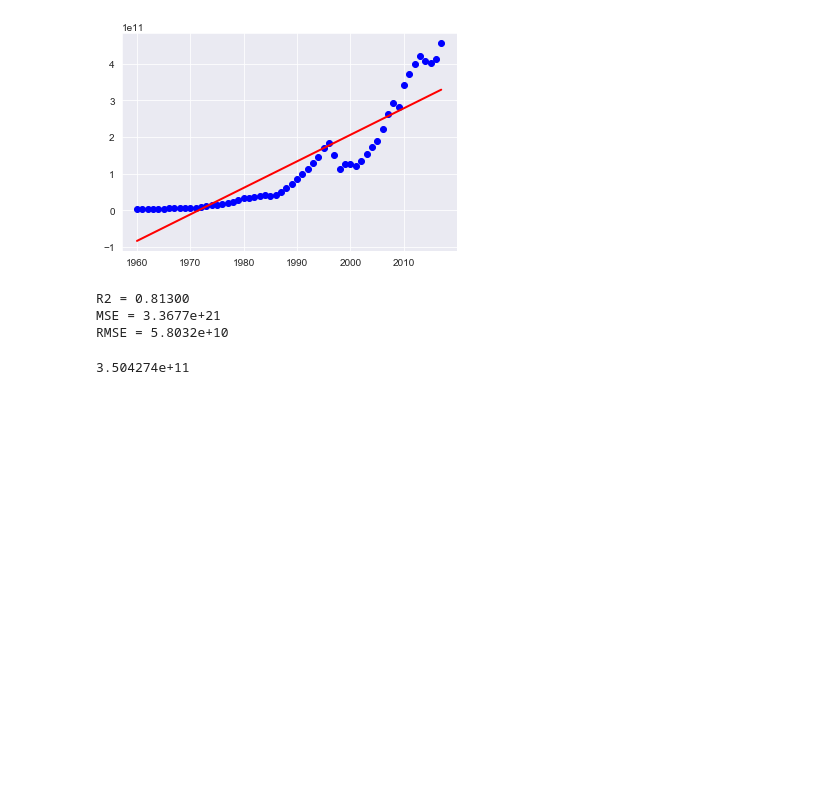
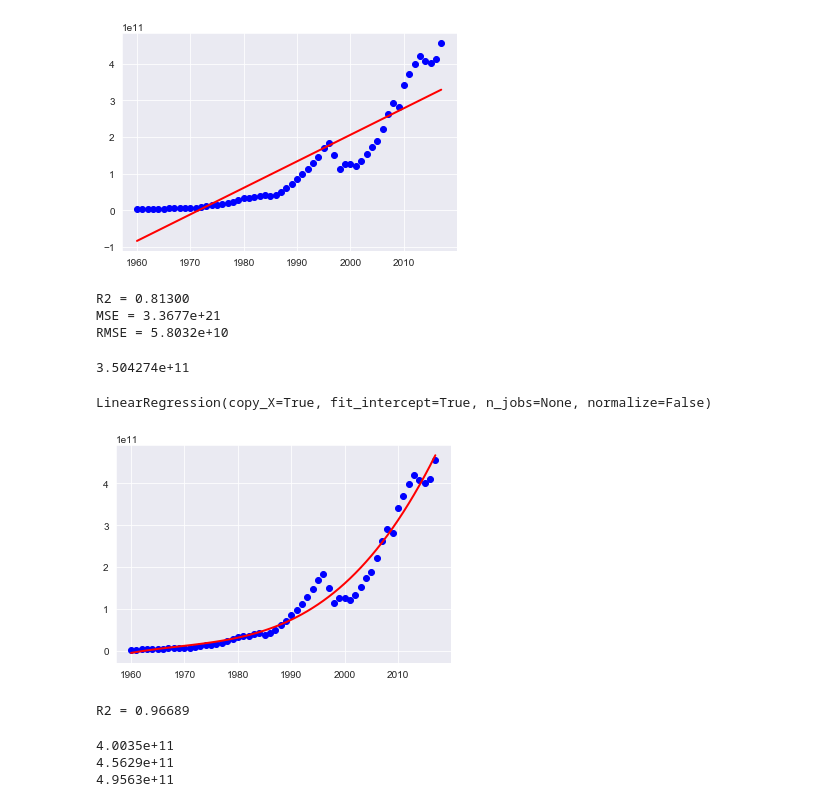
Before and after one commit to aukrit1993/my_machine_learning, a Jupyter notebook: chapter_14.ipynb, the cells around one changed output. Saved outputs shown, nothing was run; the diff lists cells and outputs as text; code cells hidden in the pictures; blank space fills up the shorter version.

```diff
--- a/chapter_14.ipynb
+++ b/chapter_14.ipynb
@@ -202,0 +207,31 @@ print('{:.6e}'.format(y_predict[0]))
+# %%
+poly_features = PolynomialFeatures(degree=2)
+x_poly = poly_features.fit_transform(x)
+# %%
+model = LinearRegression()
+# %%
+model.fit(x_poly, y)
+# %% [output]
+LinearRegression(copy_X=True, fit_intercept=True, n_jobs=None, normalize=False)
+# %%
+y_predict = model.predict(x_poly)
+# %%
+plt.scatter(x, y, color='b')
+plt.plot(x, y_predict, linewidth='2', color='r')
+plt.show()
+# %% [output]
+[figure, added]
+# %%
+print('R2 = {:.5f}'.format(model.score(x_poly, y)))
+# %% [output]
+R2 = 0.96689
+# %%
+x_input = [2015, 2018, 2020]
+x_input = np.array(x_input).reshape(-1, 1)
+y_poly_pred = model.predict(poly_features.fit_transform(x_input))
+for val in y_poly_pred:
+    print('{:.4e}'.format(val))
+# %% [output]
+4.0035e+11
+4.5629e+11
+4.9563e+11
```
Also changed, not shown: parts of 15 cells of this notebook.
